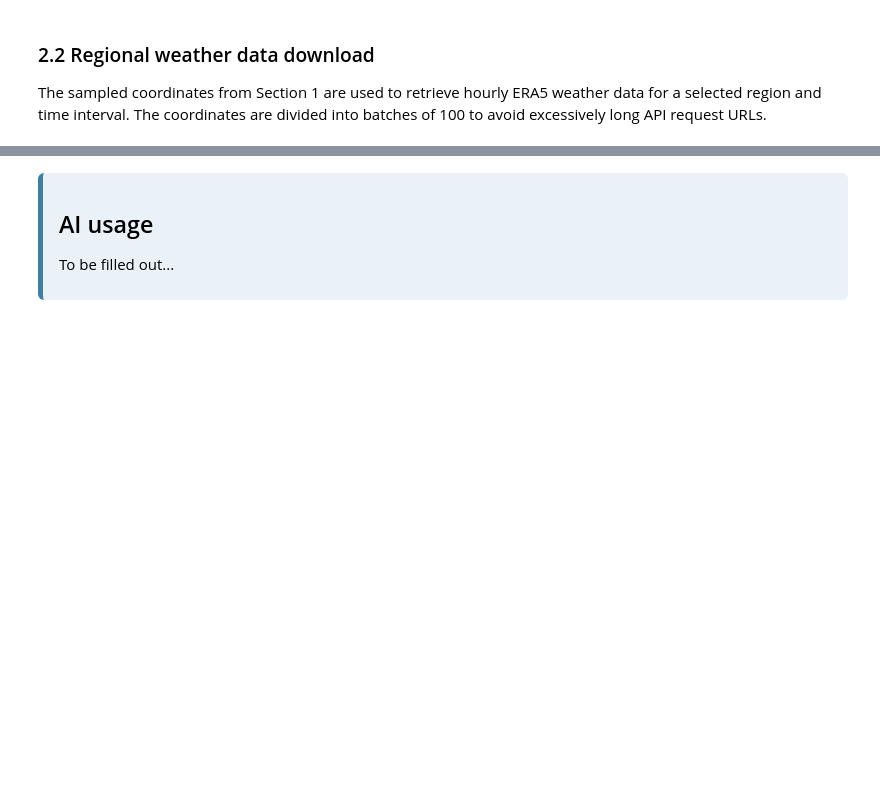
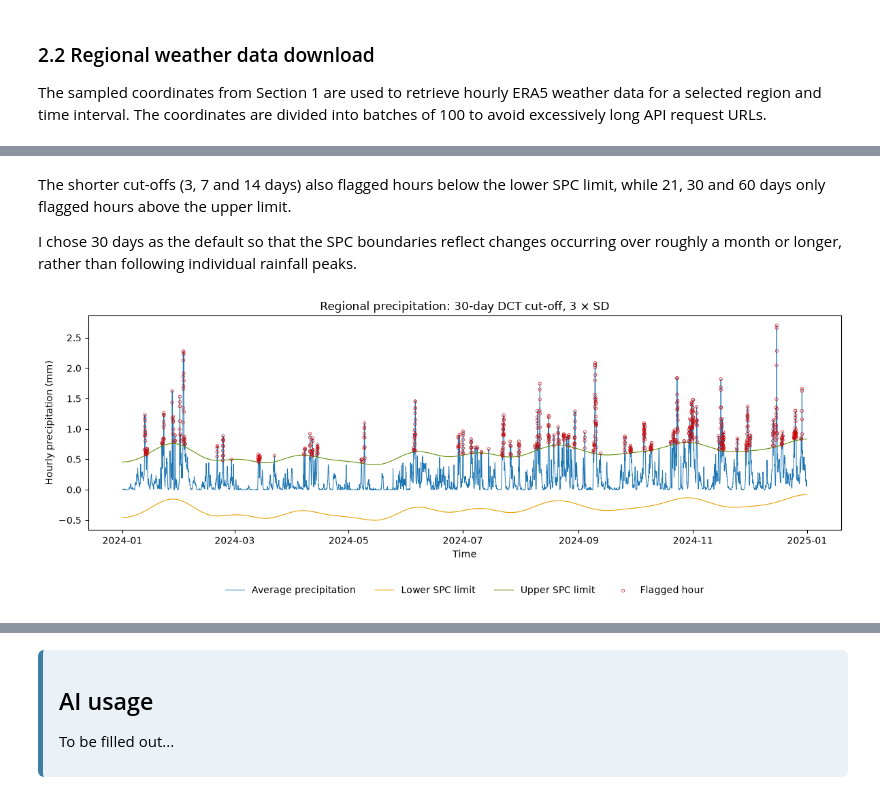
Before and after one commit to kahalandkh/IND320-kahaland, a Jupyter notebook: notebooks/project_work_part3.ipynb, the cells around one changed output, grey strips where cells are left out. Drawn from its saved outputs; the diff is of its cells as text; code cells hidden in the pictures; blank space fills up the shorter version.

Commit message:
Add DCT/SPC precipitation outlier analysis.

```diff
--- a/notebooks/project_work_part3.ipynb
+++ b/notebooks/project_work_part3.ipynb
@@ -303,7 +304,6 @@ openmeteo = openmeteo_requests.Client(session=retry_session)
 # %%
-coordinates, responses = download_weather(region="NO3", start_date="2024-01-01", end_date="2024-12-31", locations=weather_locations, verbose=True, batch_size=100)
+responses = download_weather(region="NO3", start_date="2024-01-01", end_date="2024-12-31", locations=weather_locations, verbose=True, batch_size=100)
 
-print(f"Requested locations: {len(coordinates)}")
 print(f"API responses: {len(responses)}")
 # %% [output]
 Downloaded 100/1000 locations
@@ -320,0 +346,10 @@ API responses: 1000
+# %%
+# Calculate hourly regional averages for NO3
+no3_hourly = regional_hourly_averages(responses)
+
+display(no3_hourly.head())
+
+print(f"\nShape: {no3_hourly.shape}")
+
+print("\nMissing values:")
+print(no3_hourly[["temperature_2m", "precipitation"]].isna().sum())
@@ -320,0 +424,9 @@ API responses: 1000
+# %% [markdown]
+The shorter cut-offs (3, 7 and 14 days) also flagged hours below the lower SPC limit, while 21, 30 and 60 days only flagged hours above the upper limit.
+
+I chose 30 days as the default so that the SPC boundaries reflect changes occurring over roughly a month or longer, rather than following individual rainfall peaks.
+# %%
+fig, spc_results, spc_summary = precipitation_spc(no3_hourly, cutoff_days=30, n_std=3)
+plt.show()
+# %% [output]
+[figure, added]
```
Also changed, not shown: parts of 13 cells of this notebook, 5 other files.
